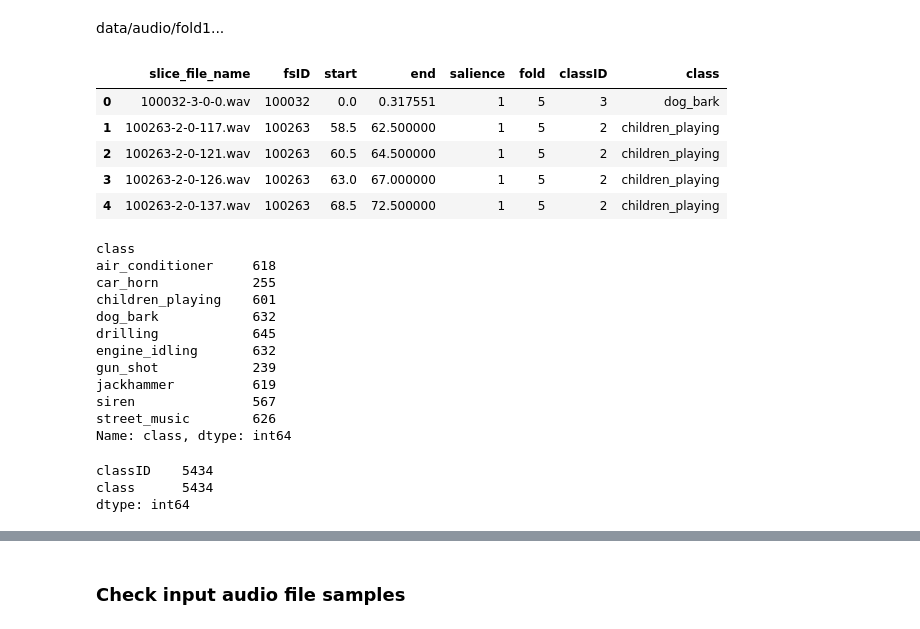
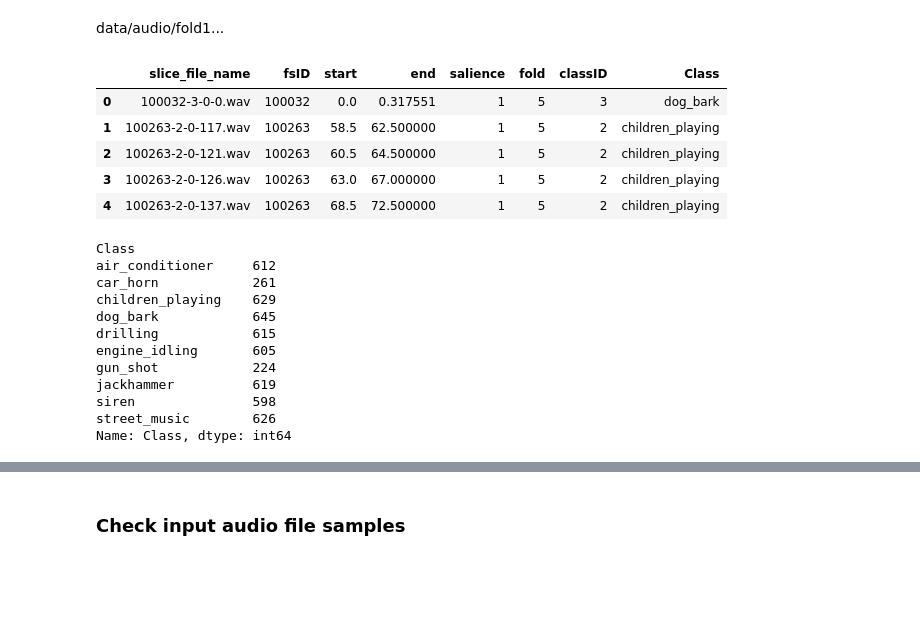
Before and after one commit to pascalsto/Urban-Sound-Classification, a Jupyter notebook: Classification.ipynb, the cells around one changed output, grey strips where cells are left out. Cells and saved outputs as stored; diff of their text form; code cells hidden in the pictures; blank space fills up the shorter version.

```diff
--- a/Classification.ipynb
+++ b/Classification.ipynb
@@ -67,9 +67,10 @@ def load_input_data(pd, filepath):
 # %%
 # show info
 input = load_input_data(pd, INPUT_FILE)
+input.rename(columns={'class': 'Class'}, inplace=True)
 input.head()
 # %% [output]
-|  | slice_file_name | fsID | start | end | salience | fold | classID | class |
+|  | slice_file_name | fsID | start | end | salience | fold | classID | Class |
 | 0 | 100032-3-0-0.wav | 100032 | 0.0 | 0.317551 | 1 | 5 | 3 | dog_bark |
 | 1 | 100263-2-0-117.wav | 100263 | 58.5 | 62.500000 | 1 | 5 | 2 | children_playing |
 | 2 | 100263-2-0-121.wav | 100263 | 60.5 | 64.500000 | 1 | 5 | 2 | children_playing |
@@ -81,29 +82,22 @@ from sklearn.model_selection import train_test_split
 train_input, test_input = train_test_split(input, train_size=0.6224)
 # %%
 # labels
-valid_train_label = train_input[['class']]
+valid_train_label = train_input[['Class']]
 valid_train_label.count()
 
 # unique classes
-x = train_input.groupby('class')['class'].count()
+x = train_input.groupby('Class')['Class'].count()
 x
 # %% [output]
-class
-air_conditioner     618
-car_horn            255
-children_playing    601
-dog_bark            632
-drilling            645
-engine_idling       632
-gun_shot            239
+Class
+air_conditioner     612
+car_horn            261
+children_playing    629
+dog_bark            645
+drilling            615
+engine_idling       605
+gun_shot            224
 jackhammer          619
-siren               567
+siren               598
 street_music        626
-Name: class, dtype: int64
+Name: Class, dtype: int64
-# %%
-valid_train_data = train_input[['classID', 'class']]
-valid_train_data.count()
-# %% [output]
-classID    5434
-class      5434
-dtype: int64
```
Also changed, not shown: parts of 19 cells of this notebook.
